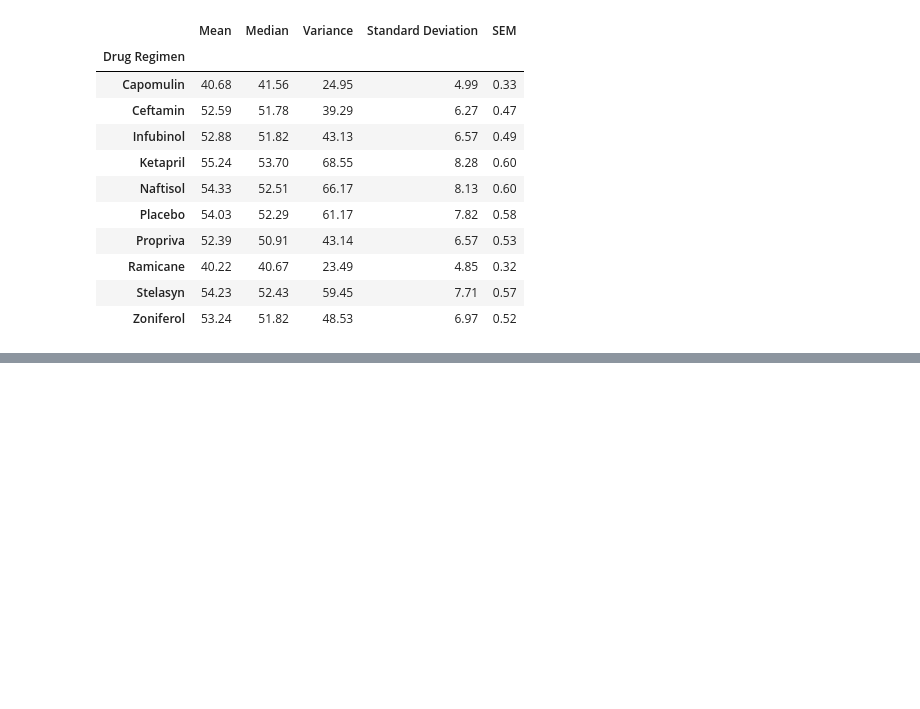
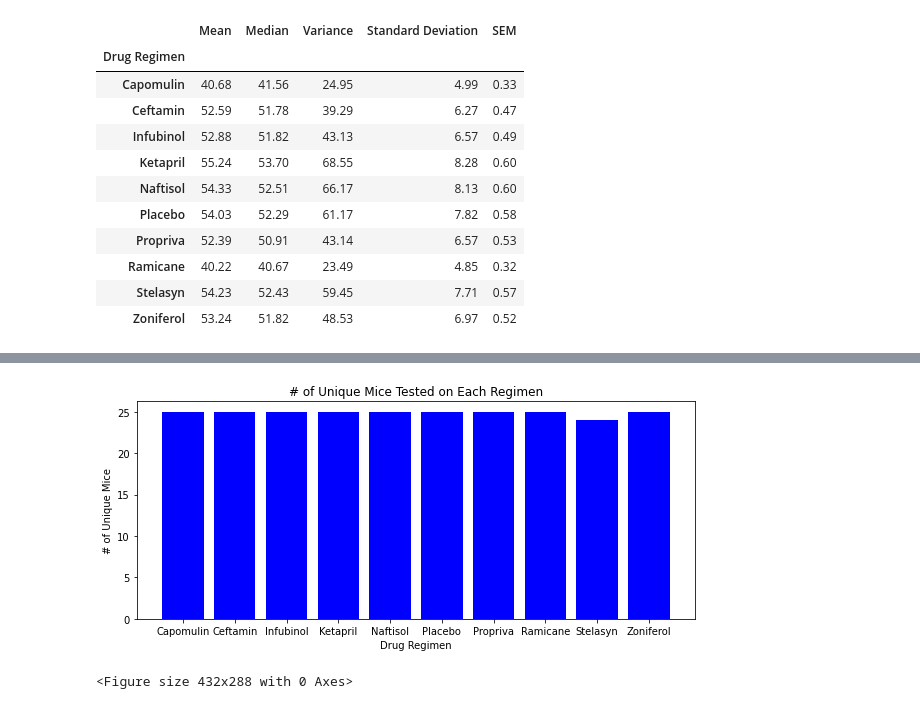
Before and after one commit to eliot1335/Pymaceuticals--Matplotlib-Visualization, a Jupyter notebook: Pymaceuticals/pymaceuticals.ipynb, the cells around one changed output, grey strips where cells are left out. Drawn from its saved outputs; the diff is of its cells as text; code cells hidden in the pictures; blank space fills up the shorter version.

```diff
--- a/Pymaceuticals/pymaceuticals.ipynb
+++ b/Pymaceuticals/pymaceuticals.ipynb
@@ -95,3 +96,21 @@ plt.tight_layout()
+# %%
+# Generate a bar plot showing the total number of unique mice tested on each drug regimen using pyplot.
+# x_axis = np.arange(len(drug_regimen_df["Mouse ID"].nunique()))
+regimens_list = summary_stats.index.tolist()
+x_axis = regimens_list
+plt.figure(figsize=(10,4))
+plt.bar(x_axis, drug_regimen_df["Mouse ID"].nunique(), color="b", align="center")
+# tick_locations = [value for value in x_axis]
+# plt.xticks(tick_locations, drug_regimen_df["Drug Regimen"])
+
+plt.title("# of Unique Mice Tested on Each Regimen")
+plt.xlabel("Drug Regimen")
+plt.ylabel("# of Unique Mice")
+plt.show()
+plt.tight_layout()
+# %% [output]
+[figure, added]
+<Figure size 432x288 with 0 Axes>
 # %%
 # Generate a pie plot showing the distribution of female versus male mice using pandas
 # %%
```
Also changed, not shown: parts of 2 cells of this notebook.
